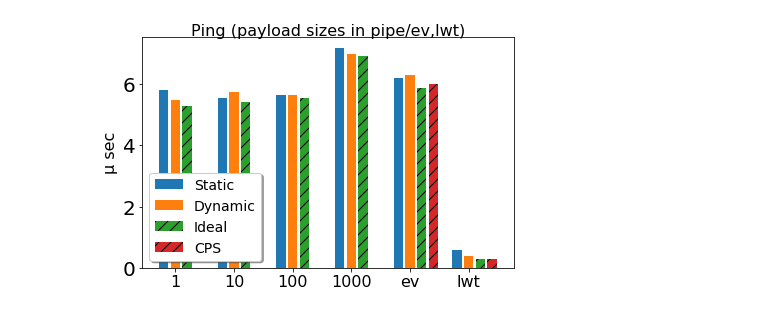
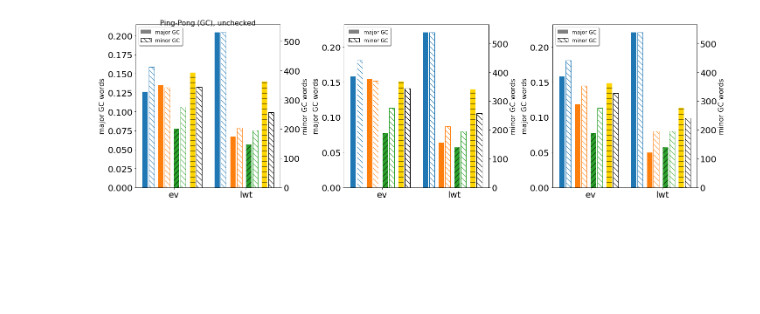
Before and after one commit to keigoi/ocaml-mpst, a Jupyter notebook: benchmark/graphs/Graphs.ipynb, the cells around one changed output. Saved outputs shown, nothing was run; the diff lists cells and outputs as text; code cells hidden in the pictures; blank space fills up the shorter version.

```diff
--- a/benchmark/graphs/Graphs.ipynb
+++ b/benchmark/graphs/Graphs.ipynb
@@ -37,8 +37,10 @@ orange = '#ff7f0e'
 sta_color = cobalt
 dyn_color = orange
 bare_color = green
-cps_color = red
+cps_color = yellow
 
+sta_marker = 'o'
+dyn_marker = 'v'
 
 def make_space_above(axes, topmargin=1):
     """ increase figure size to make topmargin (in inches) space for
@@ -57,6 +59,9 @@ def scale(xs):
 def mkdataIdx(dic, kind, labels, key='time_per_run_nanos'):
     return [dic[kind+':'+x][key]/1000 for x in labels]
 
+def mkdataIdxMillis(dic, kind, labels, key='time_per_run_nanos'):
+    return [dic[kind+':'+x][key]/1000000 for x in labels]
+
 def mkdata(dic, kind, key='time_per_run_nanos'):
     return [dic[kind][key] /1000]
 # %%
@@ -78,73 +195,95 @@ champ = load_sexp('../chameleons/results_pipes/table_sexp.txt')
 # %%
-
 def show_graph4(axes, ax, width, colwidth, x_labels, d1,lab1,d2,lab2,d3,lab3,d4,lab4, bare=False, shift=0.0, minor=False):
     x = np.arange(len(x_labels))
     color1 = sta_color
     color2 = dyn_color
     color3 = bare_color if bare else purple
     color4 = cps_color if bare else yellow
-    (hatch1, hatch2, hatch3, hatch4) = ('', '', '//', '//')
+    (hatch1, hatch2, hatch3, hatch4) = ('', '', '//', '-')
 
     # (edgecolor1,edgecolor2,edgecolor3,edgecolor4) = ('none','none','none','none')
     (edgecolor1,edgecolor2,edgecolor3,edgecolor4) = ('none','none','black','black')
     (lw1,lw2,lw3,lw4) = (0,0,0,0)
 
     if minor:
         (edgecolor1,edgecolor2,edgecolor3,edgecolor4) = (color1, color2, color3, color4)
         (color1, color2, color3, color4) = ('none','none','none','none')
         (lw1,lw2,lw3,lw4) = (1,1,1,1)
-        (hatch1, hatch2, hatch3, hatch4) = ('\\', '\\', '\\', '\\')
+        (hatch1, hatch2, hatch3, hatch4) = ('\\\\', '\\\\', '\\\\', '\\\\')
 
     #edgecolor=
 
-    ax.bar(x + shift, d1, colwidth, color=color1, edgecolor=edgecolor1, lw=lw1, label=lab1, error_kw={'ecolor':'black',
+    ax.bar(x + shift, d1, colwidth, color=color1, edgecolor=edgecolor1, lw=lw1, error_kw={'ecolor':'black',
                               'linewidth':2,'capthick':2}, hatch=hatch1)
-    ax.bar(x + width + shift, d2, colwidth, color=color2, edgecolor=edgecolor2, lw=lw2, label=lab2, error_kw={'ecolor':'black',
+    ax.bar(x + width + shift, d2, colwidth, color=color2, edgecolor=edgecolor2, lw=lw2, error_kw={'ecolor':'black',
                               'linewidth':2,'capthick':2}, hatch=hatch2)
-    ax.bar(x + width * 2 + shift, d3, colwidth, color=color3, edgecolor=edgecolor3, lw=lw3, label=lab3, error_kw={'ecolor':'black',
+    ax.bar(x + width * 2 + shift, d3, colwidth, color=color3, edgecolor=edgecolor3, lw=lw3, error_kw={'ecolor':'black',
                               'linewidth':2,'capthick':2}, hatch=hatch3)
     if lab4!='':
-        ax.bar(x + width * 3 + shift, d4, colwidth, color=color4, edgecolor=edgecolor4, lw=lw4, label=lab4, error_kw={'ecolor':'black',
+        if edgecolor4==yellow:
+            edgecolor4 = 'black'
+        ax.bar(x + width * 3 + shift, d4, colwidth, color=color4, edgecolor=edgecolor4, lw=lw4, error_kw={'ecolor':'black',
                               'linewidth':2,'capthick':2}, hatch=hatch4)
 
-    ax.set_xticks(x + width)
-    ax.set_xticklabels(x_labels, fontsize=16)
+def show_mem(ax, dyn_suffix='',sta_suffix='',cps_suffix=''):
+    ax2 = ax.twinx()
 
-def show_ev_ipc(ax,suffix=''):
-    width = 0.20
+    width = 0.22
 
-    xlabs = ['1', '10', '100', '1000']
+    xlabs = ['ev', 'lwt']
     zero = [0.0 for x in xlabs]
 
-    show_graph4(axes, ax, width, width*0.8,
-              xlabs + ['ev']+ ['lwt'],
-              mkdataIdx(ping,'ipc_static',xlabs) + mkdata(ping,'ev_static') + mkdata(ping,'lwt_static'), 'Static',
-              mkdataIdx(ping,'ipc_dynamic',xlabs)+ mkdata(ping,'ev_dynamic') + mkdata(ping,'lwt_dynamic'), 'Dynamic',
-              mkdataIdx(bare,'ipc-bare_ideal',xlabs) + mkdata(bare,'ev_bare') + mkdata(bare,'lwt_bare'), 'Ideal',
-              zero + mkdata(bare,'ev_bare_cps')+ mkdata(bare,'lwt_bare_cps'), 'CPS',
-#              mkdata(ping,'ev_static_untyped') + zero, 'Static(Uni)'
-#              zero+[0.0], ''
-              bare = True
+    mjgc = 'major_words_per_run'
+    show_graph4(axes, ax, width, width/3,
+              xlabs,
+              [ping['ev_static'+sta_suffix][mjgc]]+[ping['lwt_static'+sta_suffix][mjgc]], 'Static'+sta_suffix,
+              [ping['ev_dynamic'+dyn_suffix][mjgc]]+[ping['lwt_dynamic'+dyn_suffix][mjgc]], 'Dynamic'+dyn_suffix,
+              [bare['ev_bare'][mjgc]]+[bare['lwt_bare'][mjgc]], 'Ideal',
+              [bare['ev_bare_cps'+cps_suffix][mjgc]]+[bare['lwt_bare_cps'+cps_suffix][mjgc]], 'CPS'+cps_suffix,
+              bare=True,
+                shift=-0.15
+              )
+    ax.set_ylabel('major GC words', fontsize=16)
+
+    mngc = 'minor_words_per_run'
+    show_graph4(axes, ax2, width, width/3,
+              xlabs,
+              [ping['ev_static'+sta_suffix][mngc]]+[ping['lwt_static'+sta_suffix][mngc]], 'Static'+sta_suffix,
+              [ping['ev_dynamic'+dyn_suffix][mngc]]+[ping['lwt_dynamic'+dyn_suffix][mngc]], 'Dynamic'+dyn_suffix,
+              [bare['ev_bare'][mngc]]+[bare['lwt_bare'][mngc]], 'Ideal',
+              [bare['ev_bare_cps'+cps_suffix][mngc]]+[bare['lwt_bare_cps'+cps_suffix][mngc]], 'CPS'+cps_suffix,
+              bare=True, shift=-0.06, minor=True
               )
 
-    ax.set_title ('Ping (payload sizes in pipe/ev,lwt)', fontsize=16, y=0.98)
-    ax.set_ylabel('μ sec', fontsize=16)
-    legend = ax.legend(loc='lower left', shadow=True, fontsize=14)
+    # k='time_per_run_nanos'
+
+    ax2.set_ylabel('minor GC words', fontsize=16)
+    ax.set_xticks([0.25,1.25])
+    ax.set_xticklabels(['ev', 'lwt'], fontsize=20)
+
+    ax2.bar([1],[0],label='major GC', color='gray')
+    ax2.bar([1],[0],label='minor GC', color='none', edgecolor='black', hatch='\\\\')
+
+    legend = ax2.legend(loc='upper left', shadow=True, fontsize=12)
     legend.get_frame().set_facecolor('#FFFFFF')
 
 
-#fig, axes = plt.subplots(1, 2, gridspec_kw={'width_ratios': [2, 3]}, squeeze = False)
-#(ax0, ax) = axes[0][0], axes[0][1]
+fig, axes = plt.subplots(ncols=3, nrows=1, squeeze = False)
+fig.set_figheight(6)
+fig.set_figwidth(20)
+ax = axes[0][0]
+ax2 = axes[0][1]
+ax3 = axes[0][2]
 
-fig, axes = plt.subplots(ncols=1, nrows=1, squeeze = False)
-ax = axes[0][0]
+ax.set_title('Ping-Pong (GC)', fontsize=16, y=0.98)
+ax.set_title('Ping-Pong (GC), Uni', fontsize=16, y=0.98)
+ax.set_title('Ping-Pong (GC), unchecked', fontsize=16, y=0.98)
 
-show_ev_ipc(ax)
+show_mem(ax)
+show_mem(ax2, '_untyped','_untyped')
+show_mem(ax3, '_nocheck_untyped','_untyped','_nocheck')
 
 plt.tight_layout()
-#make_space_above(axes, topmargin=0.4)
-
-#plt.savefig('pingpong_ipc.pdf', format='pdf', pad_inches=0)
 plt.show()
 # %% [output]
-[figure, old version]
+[figure, new version]
```
Also changed, not shown: parts of 21 cells of this notebook, 2 other files.
